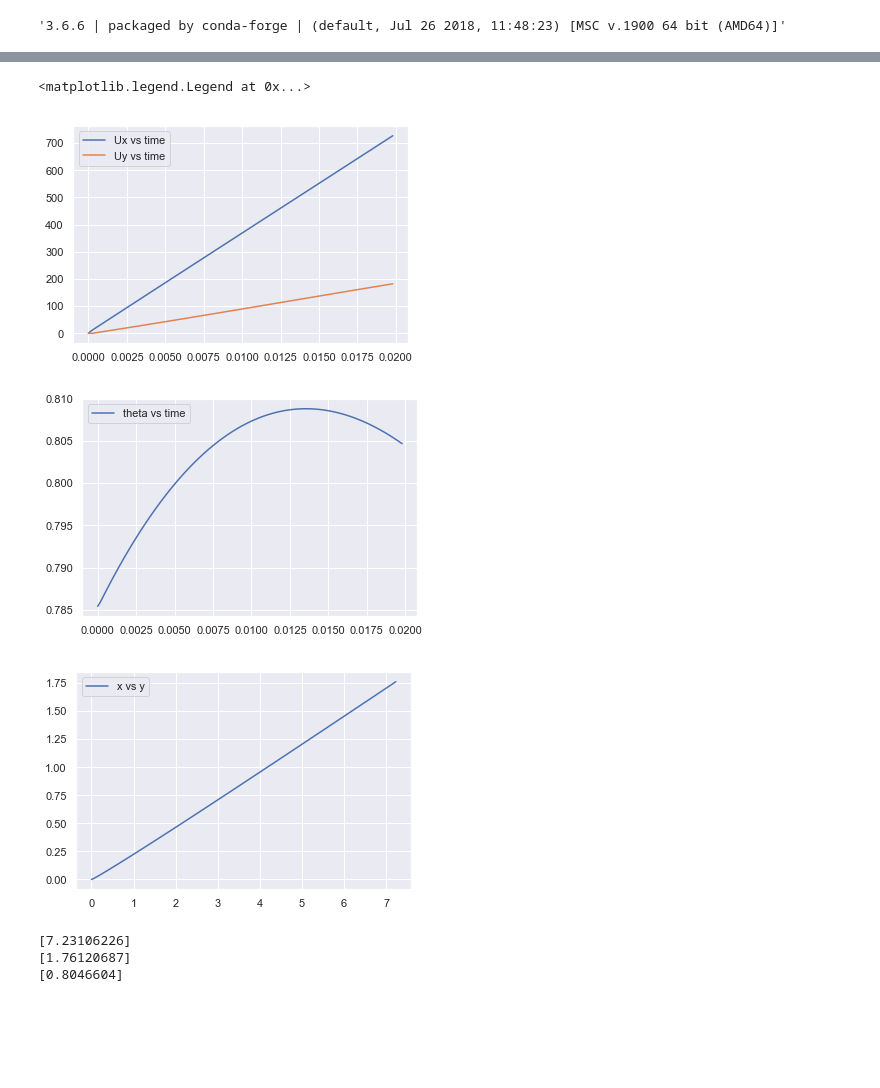
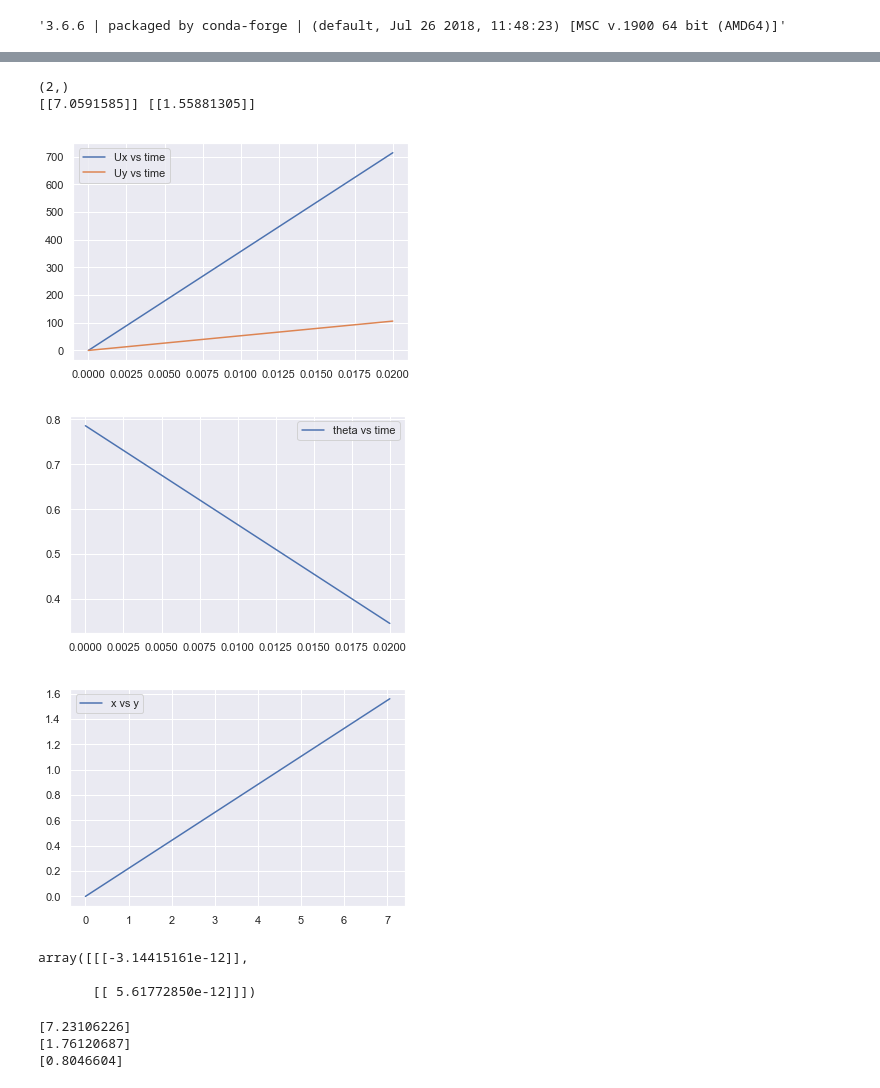
Before and after one commit to nifti-coe/ODE_Python, a Jupyter notebook: JorgeBugBuster.ipynb, the cells around one changed output, grey strips where cells are left out. Saved outputs shown, nothing was run; the diff lists cells and outputs as text; code cells hidden in the pictures; blank space fills up the shorter version.

```diff
--- a/JorgeBugBuster.ipynb
+++ b/JorgeBugBuster.ipynb
@@ -140,40 +185,50 @@ betaR =  0.0 #This is the resting configuration of our
 #This cell just checks to be sure we can run this puppy and graph results.
 state0 = [0.0, 0.0001, 0.0, 0.0001, np.pi/4, 0.0, np.pi/4 + np.pi, 0.0]  #initial conditions [x0 , v0  etc0 ]
 F =  40462.5  # . CAUTION .. .I just set this to zero.
 # By the way --if you give this an initial kick and keep the force low, it has a nice parabolic trajectory
 alpha = 5.75
 tau0 = 69825.
 ti = 0.0  # initial time
 tf = 0.02  # final time
-nstep = 100
-step = (tf-ti)/nstep  # step
-t = arange(ti, tf, step)
+nstep = 2
+t = np.linspace(0, tf, num = nstep, endpoint = True)
+print(t.shape)
 state = odeint(FlyTheBug, state0, t)
 x = array(state[:,[0]])
 xd = array(state[:,[1]])
 y = array(state[:,[2]])
 yd = array(state[:,[3]])
 theta = array(state[:,[4]])
 thetad = array(state[:,[5]])
 phi = array(state[:,[6]])
 phid = array(state[:,[7]])
 #  And let's just plot it all
 sb.set()
+print(x[-1:], y[-1:])
+
 plt.figure()
 plt.plot(t,xd, label = 'Ux vs time')
 plt.plot(t,yd, label = 'Uy vs time')
 plt.legend()
 plt.figure()
 plt.plot(t,theta, label = 'theta vs time')
 plt.legend()
 plt.figure()
 plt.plot(x,y, label = 'x vs y')
 plt.legend()
+plt.show()
 # %% [output]
-<matplotlib.legend.Legend at 0x...>
+(2,)
+[[7.0591585]] [[1.55881305]]
-[figure, old version]
+[figure, new version]
-[figure, old version]
+[figure, new version]
-[figure, old version]
+[figure, new version]
+# %%
+x100  - np.array([x[-1:], y[-1:]])
+# %% [output]
+array([[[-3.14415161e-12]],
+
+       [[ 5.61772850e-12]]])
 # %%
 print(x[99])
 print(y[99])
```
Also changed, not shown: parts of 2 cells of this notebook, 2 other files.
